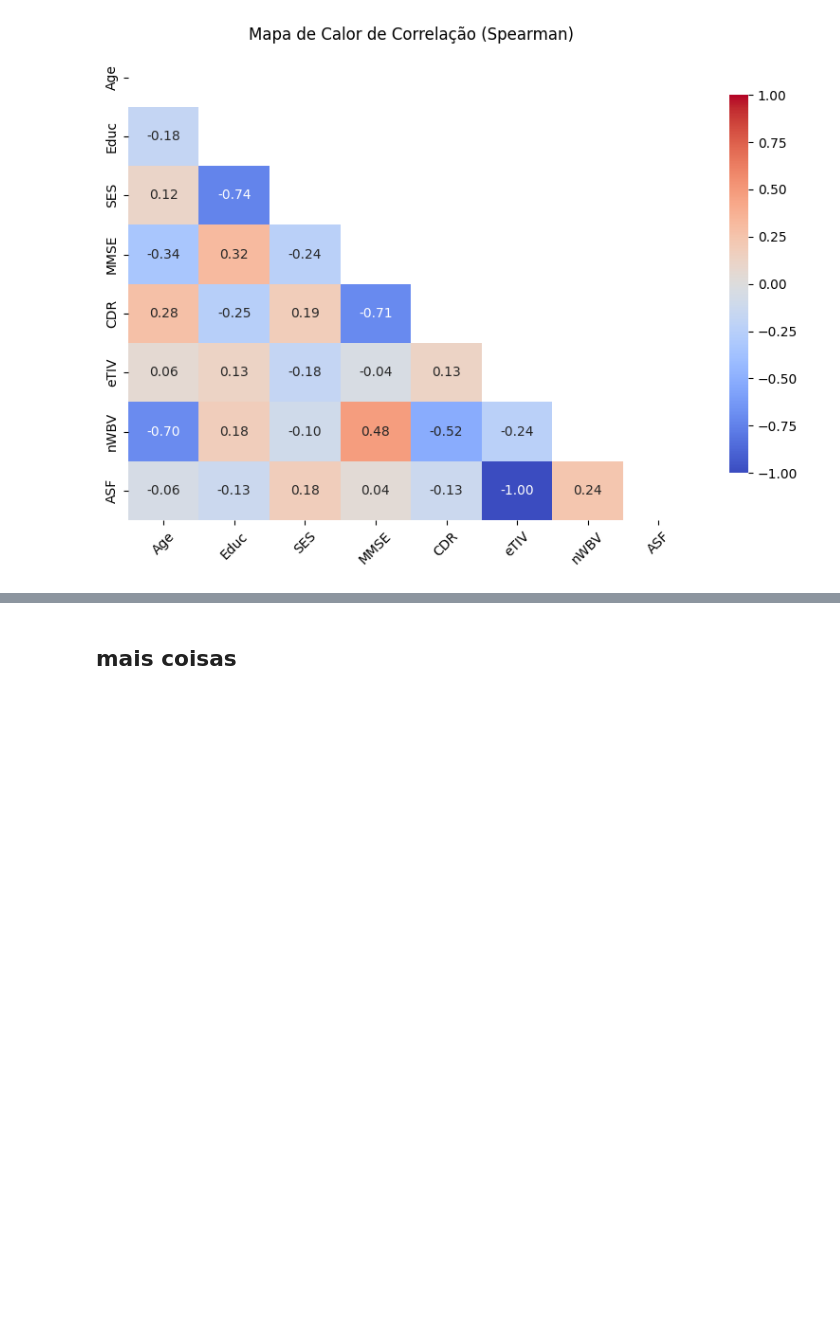
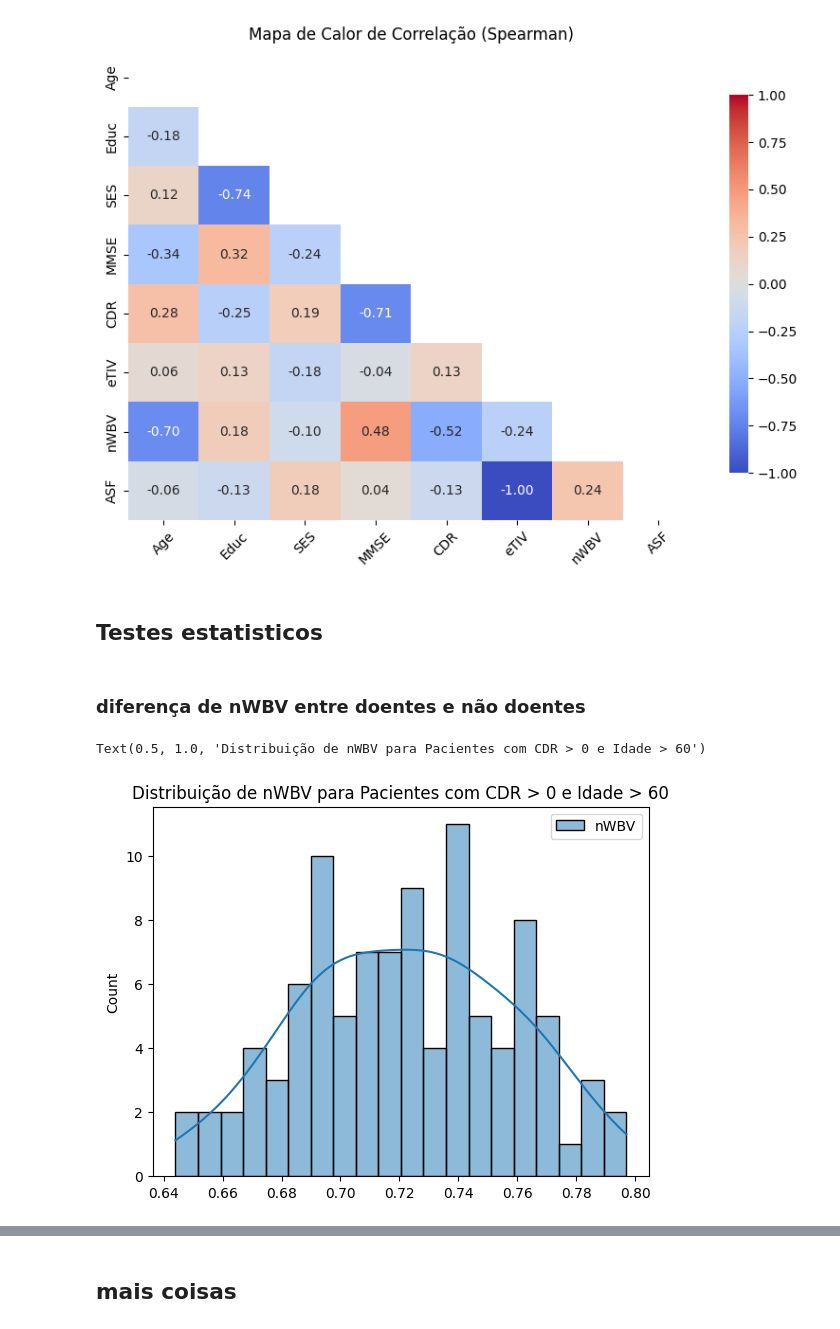
Before and after one commit to Joangopa/datascienceforneuro, a Jupyter notebook: testes.ipynb, the cells around one changed output, grey strips where cells are left out. Saved outputs shown, nothing was run; the diff lists cells and outputs as text; code cells hidden in the pictures; blank space fills up the shorter version.

```diff
--- a/testes.ipynb
+++ b/testes.ipynb
@@ -257,3 +251,15 @@ plt.tight_layout()       # Melhora o espaçamento
 plt.show()
 # %% [output]
 [figure]
+# %% [markdown]
+## Testes estatisticos
+# %% [markdown]
+### diferença de  nWBV entre doentes e não doentes
+# %%
+nwbv_doentes_maiores_60 = data.loc[(data['Age'] > 60) & (data['CDR'] >0), ['nWBV']].reset_index(drop=True)
+
+sns.histplot(nwbv_doentes_maiores_60, bins=20, kde=True, color='blue')
+plt.title('Distribuição de nWBV para Pacientes com CDR > 0 e Idade > 60')
+# %% [output]
+Text(0.5, 1.0, 'Distribuição de nWBV para Pacientes com CDR > 0 e Idade > 60')
+[figure, added]
```
Also changed, not shown: parts of 48 cells of this notebook, 13 other files.
